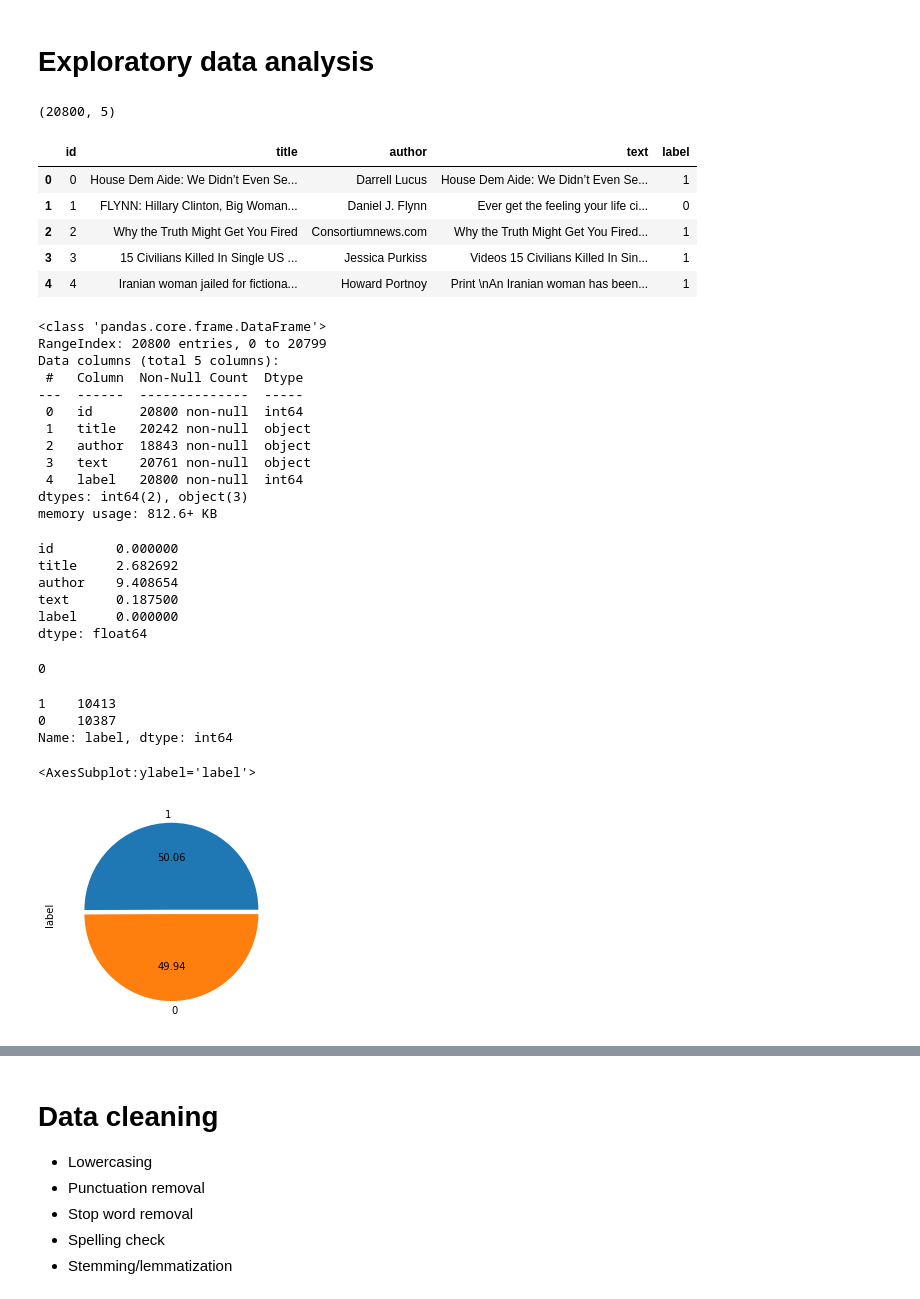
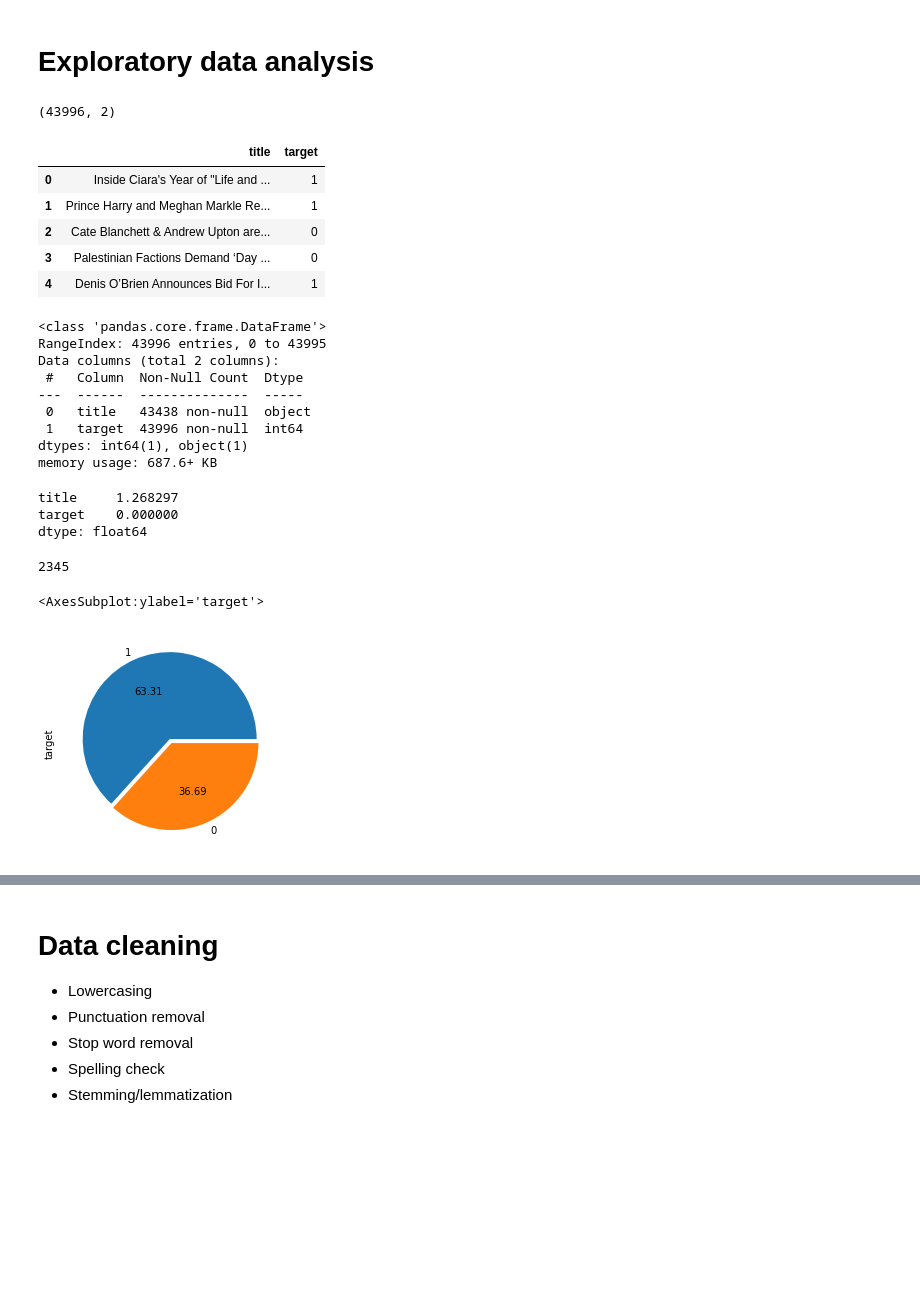
Before and after one commit to yuvraaj2002/Deep-learning-projects, a Jupyter notebook: Fake_news_detection/News_code.ipynb, the cells around one changed output, grey strips where cells are left out. Cells and saved outputs as stored; diff of their text form; code cells hidden in the pictures; blank space fills up the shorter version.

```diff
--- a/Fake_news_detection/News_code.ipynb
+++ b/Fake_news_detection/News_code.ipynb
@@ -16,9 +16,10 @@ from nltk.stem import WordNetLemmatizer
 import gensim
 from gensim.models import Word2Vec
 from gensim.utils import simple_preprocess
+import pycountry
 
 # Loading the data
-df = pd.read_csv('Data/train.csv')
+df = pd.read_excel('Data.xlsx')
 # %% [output]
 [nltk_data] Downloading package stopwords to
 [nltk_data]     C:\Users\YUVRAJ\AppData\Roaming\nltk_data...
@@ -29,58 +30,49 @@ df = pd.read_csv('Data/train.csv')
 # Checking the shape of the dataframe
 df.shape
 # %% [output]
-(20800, 5)
+(43996, 2)
 # %%
 # Checking first 5 rows of the dataframe
 df.head(5)
 # %% [output]
-|  | id | title | author | text | label |
-| 0 | 0 | House Dem Aide: We Didn’t Even Se... | Darrell Lucus | House Dem Aide: We Didn’t Even Se... | 1 |
-| 1 | 1 | FLYNN: Hillary Clinton, Big Woman... | Daniel J. Flynn | Ever get the feeling your life ci... | 0 |
-| 2 | 2 | Why the Truth Might Get You Fired | Consortiumnews.com | Why the Truth Might Get You Fired... | 1 |
-| 3 | 3 | 15 Civilians Killed In Single US ... | Jessica Purkiss | Videos 15 Civilians Killed In Sin... | 1 |
-| 4 | 4 | Iranian woman jailed for fictiona... | Howard Portnoy | Print \nAn Iranian woman has been... | 1 |
+|  | title | target |
+| 0 | Inside Ciara's Year of "Life and ... | 1 |
+| 1 | Prince Harry and Meghan Markle Re... | 1 |
+| 2 | Cate Blanchett & Andrew Upton are... | 0 |
+| 3 | Palestinian Factions Demand ‘Day ... | 0 |
+| 4 | Denis O’Brien Announces Bid For I... | 1 |
 # %%
 # Let's check the datatype of the features
 df.info()
 # %% [output]
 <class 'pandas.core.frame.DataFrame'>
-RangeIndex: 20800 entries, 0 to 20799
-Data columns (total 5 columns):
+RangeIndex: 43996 entries, 0 to 43995
+Data columns (total 2 columns):
  #   Column  Non-Null Count  Dtype
 ---  ------  --------------  -----
- 0   id      20800 non-null  int64
- 1   title   20242 non-null  object
- 2   author  18843 non-null  object
- 3   text    20761 non-null  object
- 4   label   20800 non-null  int64
-dtypes: int64(2), object(3)
-memory usage: 812.6+ KB
+ 0   title   43438 non-null  object
+ 1   target  43996 non-null  int64
+dtypes: int64(1), object(1)
+memory usage: 687.6+ KB
+# %%
+# Chaning the dataytpe of target feature from int64 to int32
+df['target'] = df['target'].astype(np.int32)
 # %%
 # Checking any null values
 df.isnull().mean()*100
 # %% [output]
-id        0.000000
-title     2.682692
-author    9.408654
-text      0.187500
-label     0.000000
+title     1.268297
+target    0.000000
 dtype: float64
 # %%
 # Checking any duplicated values
 df.duplicated().sum()
 # %% [output]
-0
+2345
-# %%
-df['label'].value_counts()
-# %% [output]
-1    10413
-0    10387
-Name: label, dtype: int64
 # %%
 # Let's check distribution of data across both classes in the target variable
 ex = (0.05, 0)
-df['label'].value_counts().plot(kind='pie',autopct='%.2f',explode= ex)
+df['target'].value_counts().plot(kind='pie',autopct='%.2f',explode= ex)
 # %% [output]
-<AxesSubplot:ylabel='label'>
+<AxesSubplot:ylabel='target'>
-[figure, old version]
+[figure, new version]
```
Also changed, not shown: parts of 6 cells of this notebook, 1 other file.
